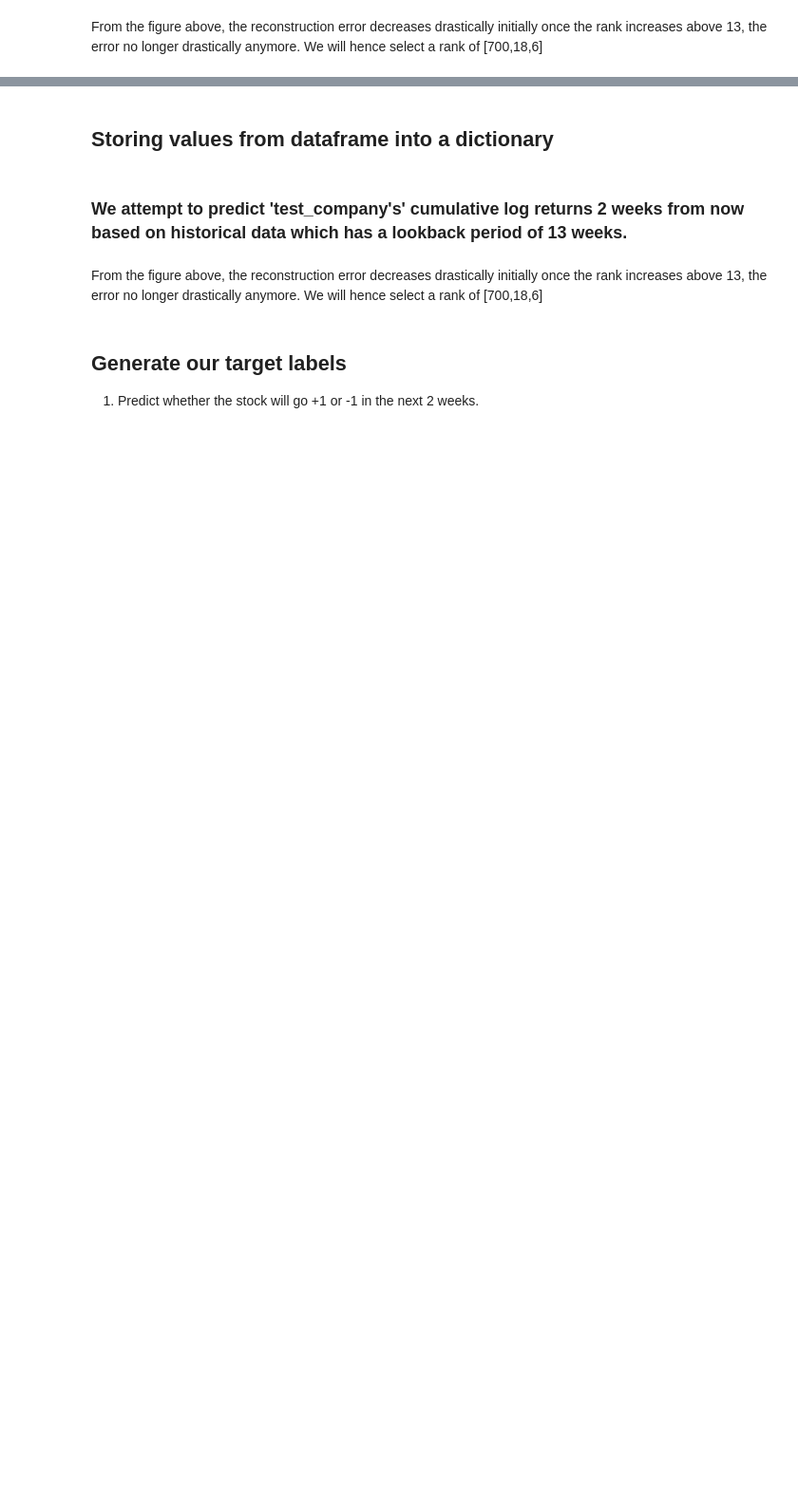
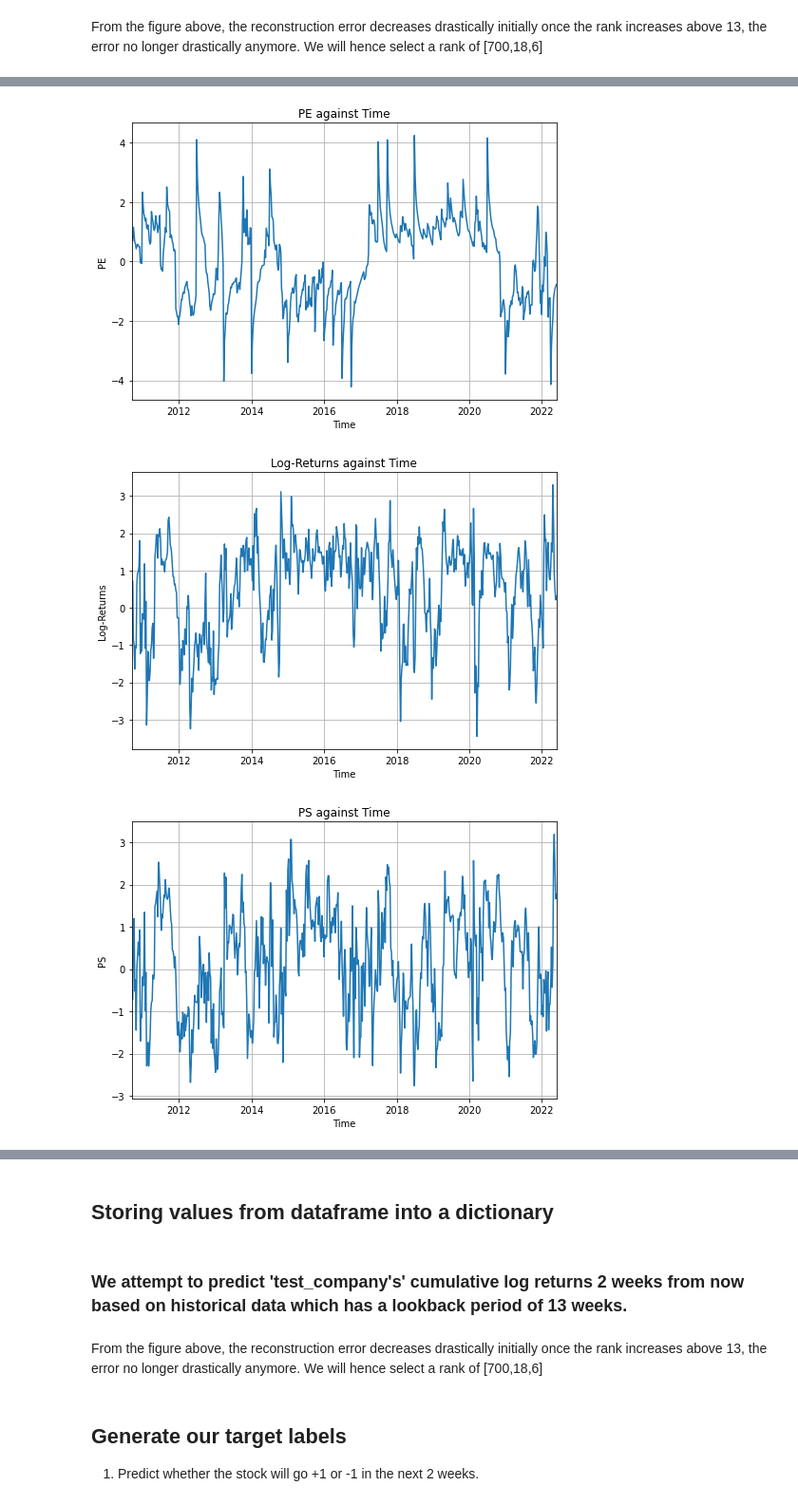
Before and after one commit to zxt18/Tucker-Decomposition-For-Stock-Returns-Forecasting, a Jupyter notebook: Finance_V2/plots_for_fyp.ipynb, the cells around one changed output, grey strips where cells are left out. Shown: that part at 95% size. Saved outputs shown, nothing was run; the diff lists cells and outputs as text; code cells hidden in the pictures; blank space fills up the shorter version.

Commit message:
Images for FYP

```diff
--- a/Finance_V2/plots_for_fyp.ipynb
+++ b/Finance_V2/plots_for_fyp.ipynb
@@ -149,3 +149,0 @@ TI_dic.pop('BB_PERCENT', None)
-# %%
-ax = TI_dic['MOM'].plot(legend=False)
-ax.set_ylim(-100,100)
@@ -226,7 +201,6 @@ From the figure above, the reconstruction error decreases drastically initially
 ft1 =  np.stack(FR_dic.values(), axis=2)
 ft2 = np.stack(TI_dic.values(), axis=2)
 
-# feature_tensor = ft2
 
 feature_tensor = np.dstack((ft1, ft2))
 
@@ -256,18 +230,19 @@ def tuck_decomp(ft, t , s , f) :
     rec = tl.tucker_to_tensor((core,factors))
     rec_error = tl.norm(rec - ft)/tl.norm(ft)
     print(rec_error)
+    print(pc.shape)
     return pc, stock_loadings
 
 
-loading_len = 180
-feature_loading_tensor, feature_tensor = feature_tensor[:loading_len+200], feature_tensor[loading_len:]
-pc_tmp, stock_loadings = tuck_decomp(feature_loading_tensor+200, loading_len, n_stocks, n_features)
+loading_len = 200
+feature_loading_tensor, feature_tensorz = feature_tensor[loading_len:], feature_tensor[loading_len:]
+
+pc_tmp, stock_loadings = tuck_decomp(feature_loading_tensor, len(feature_loading_tensor), n_stocks, n_features)
+
+total_pc = tl.tenalg.mode_dot(feature_tensorz, stock_loadings.T, mode=1) #Principal components based on loadings on the first 180 !!
 
 
-total_pc = tl.tenalg.mode_dot(feature_tensor, stock_loadings.T, mode=1) #Principal components based on loadings on the first 180 !!
-
-print(total_pc.shape)
-list_of_features = [] #Split the features into different look_back_duration time slots.
-for i in range(0,len(total_pc)-look_back_duration-look_forward+1) :
-    list_of_features.append(total_pc[i:i+look_back_duration, :,:])
+# rec = tl.tucker_to_tensor((core,factors))
+# rec_error = tl.norm(rec - ft)/tl.norm(ft)
+# print(rec_error)
 # %% [output]
@@ -276,7 +250,0 @@ for i in range(0,len(total_pc)-look_back_duration-look_forward+1) :
-# %%
-for i in range(5) :
-    plt.figure()
-    for n in range(n_stocks) :
-        plt.plot(total_pc[:,n,i])
-
-# final_column_names
@@ -288,0 +409,19 @@ for i in range(5) :
+# %%
+title_names = ['PE','Log-Returns', 'PS', 'PB', 'HURST', 'ROC7', 'ROC1']
+for i in range(n_features) :
+    fig, ax = plt.subplots(1)
+    # for n in range(n_stocks) :
+    ax.plot(FR_index[201:],normalized_pc[:,3,i])
+    # ax.scatter(FR_index[201:],normalized_pc[:,3,i])
+    ax.set_xlim(date_min, date_max)
+    ax.set_ylabel(f"{title_names[i]}")
+    ax.set_xlabel(f"Time")
+    ax.set_title(f"{title_names[i]} against Time")
+    ax.grid(True)
+    fig.set_size_inches(7,5)
+    fig.tight_layout()
+    fig.savefig(f'6-processed-data{title_names[i]}')
+# %% [output]
+[figure, added]
+[figure, added]
+[figure, added]
```
Also changed, not shown: parts of 43 cells of this notebook, 35 other files.
